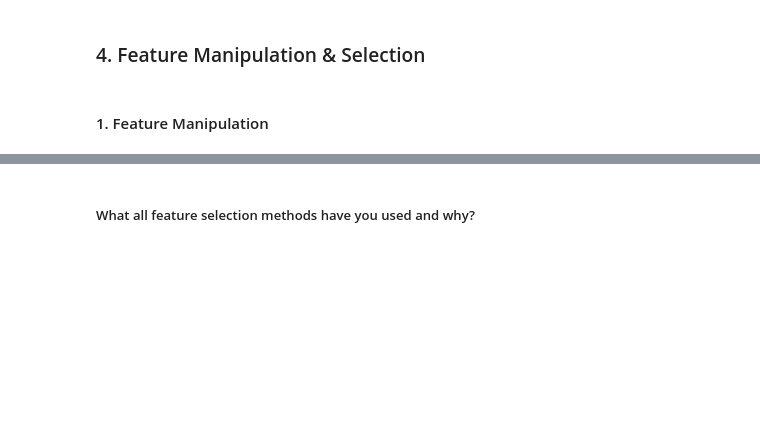
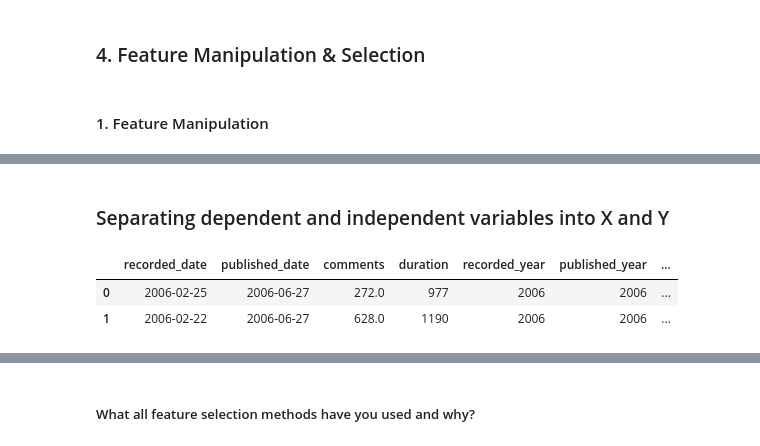
Before and after one commit to drishtigoel083/TedTalksPredictionModel, a Jupyter notebook: Ted_Talk_Views_Prediction.ipynb, the cells around one changed output, grey strips where cells are left out. Saved outputs shown, nothing was run; the diff lists cells and outputs as text; code cells hidden in the pictures; blank space fills up the shorter version.

```diff
--- a/Ted_Talk_Views_Prediction.ipynb
+++ b/Ted_Talk_Views_Prediction.ipynb
@@ -798,0 +711,12 @@ df.shape
+# %%
+#creating recorded_dayofweek feature
+df['recorded_dayofweek'] = df['recorded_date'].dt.dayofweek
+# %%
+#creating published_month feature
+df['published_month'] = df['published_date'].dt.month
+# %%
+#creating published_dayofweek feature
+df['published_dayofweek'] = df['published_date'].dt.dayofweek
+# %%
+#Create Ratios or Interactions
+df['comments_per_min'] = df['comments'] / (df['duration'] / 60 + 1e-3)  # avoid div by zero
@@ -798,0 +734,2 @@ df.shape
+# %% [markdown]
+### Separating dependent and independent variables into X and Y
@@ -798,0 +740,6 @@ df.shape
+# %%
+X.head(2)
+# %% [output]
+|  | recorded_date | published_date | comments | duration | recorded_year | published_year | ... |
+| 0 | 2006-02-25 | 2006-06-27 | 272.0 | 977 | 2006 | 2006 | ... |
+| 1 | 2006-02-22 | 2006-06-27 | 628.0 | 1190 | 2006 | 2006 | ... |
```
Also changed, not shown: parts of 123 cells of this notebook.
